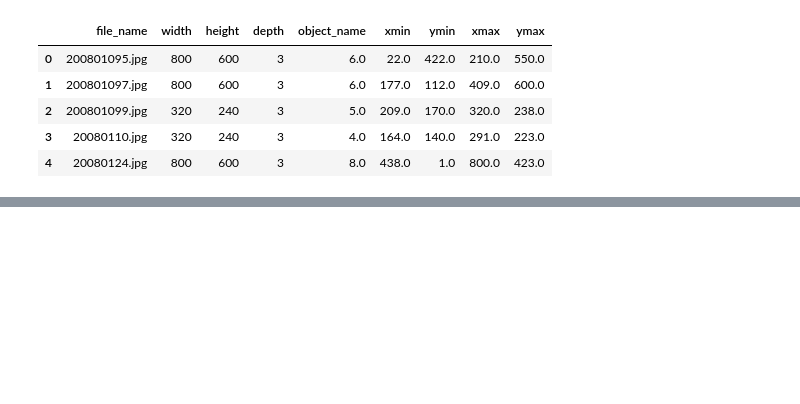
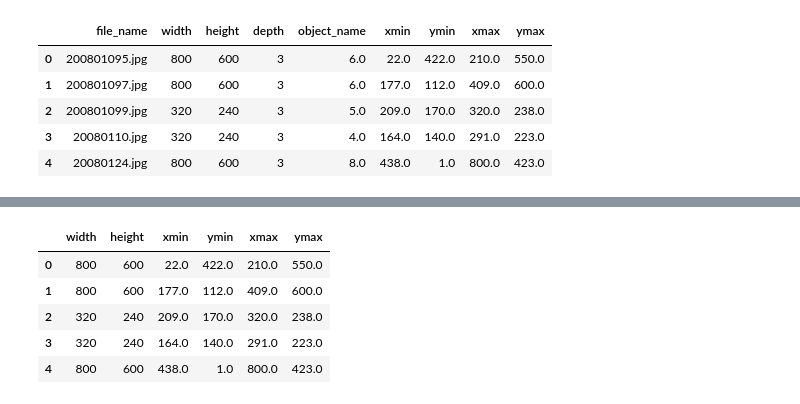
Before and after one commit to ChongMingWei/ICIP_Dengue_fever, a Jupyter notebook: DataAnalysis.ipynb, the cells around one changed output, grey strips where cells are left out. Saved outputs shown, nothing was run; the diff lists cells and outputs as text; code cells hidden in the pictures; blank space fills up the shorter version.

```diff
--- a/DataAnalysis.ipynb
+++ b/DataAnalysis.ipynb
@@ -28,9 +28,9 @@ print(objkey)
 ['bucket', 'bowl', 'plastic_bag', 'tire', 'box', 'bottle', 'styrofoam', 'plate', 'water_tower', 'tub', 'toilet', 'aquarium', 'washing_machine']
 # %%
 transformation_obj = {
-    "aquarium":1,"bottle":2,"bowl":3,"box":4,"bucket":5,
-    "plastic_bag":6,"plate":7,"styrofoam":8,"tire":9,
-    "toilet":10,"tub":11,"washing_machine":12,"water_tower":13,
+    "aquarium":1, "bottle":2, "bowl":3, "box":4, "bucket":5,
+    "plastic_bag":6, "plate":7, "styrofoam":8, "tire":9,
+    "toilet":10, "tub":11, "washing_machine":12, "water_tower":13
 }
 train_data['object_name'] = train_data['object_name'].map(transformation_obj)
 # %%
@@ -61,3 +61,6 @@ ymin           11
 xmax           11
 ymax           11
 dtype: int64
+# %%
+train_data.dropna(inplace=True)
+train_data.isna().sum()
@@ -74,0 +106,10 @@ train_data.head()
+# %%
+df_drop = train_data.drop(['file_name', 'object_name', 'depth'], axis=1)
+df_drop.head()
+# %% [output]
+|  | width | height | xmin | ymin | xmax | ymax |
+| 0 | 800 | 600 | 22.0 | 422.0 | 210.0 | 550.0 |
+| 1 | 800 | 600 | 177.0 | 112.0 | 409.0 | 600.0 |
+| 2 | 320 | 240 | 209.0 | 170.0 | 320.0 | 238.0 |
+| 3 | 320 | 240 | 164.0 | 140.0 | 291.0 | 223.0 |
+| 4 | 800 | 600 | 438.0 | 1.0 | 800.0 | 423.0 |
```
Also changed, not shown: parts of 12 cells of this notebook, 1 other file.
